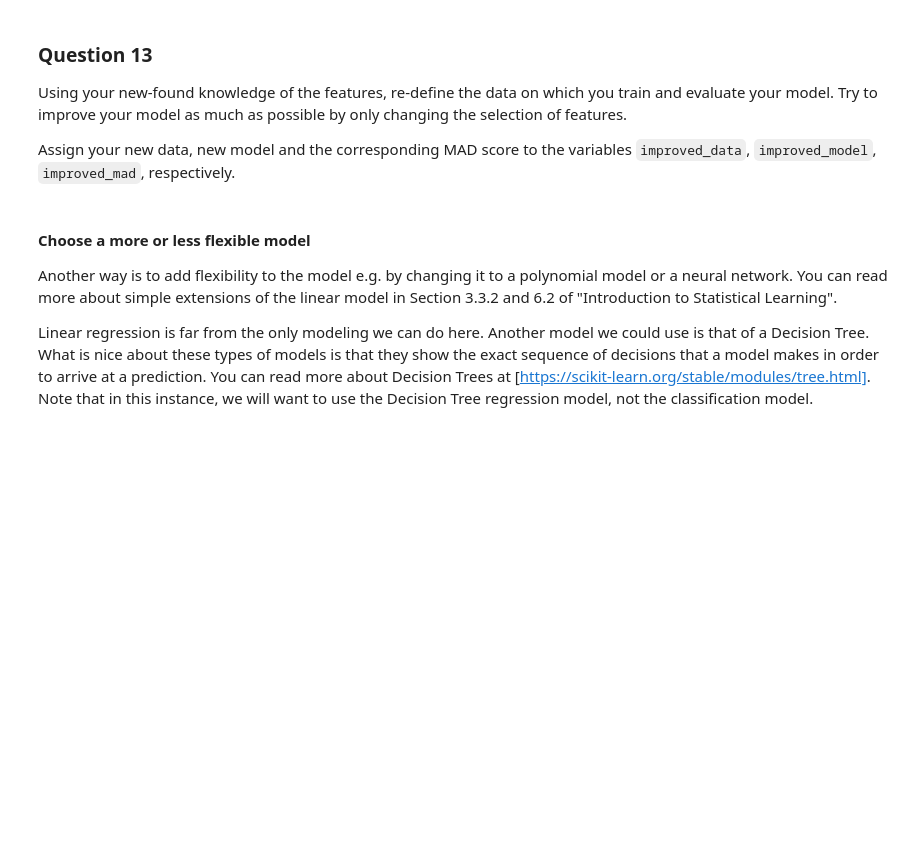
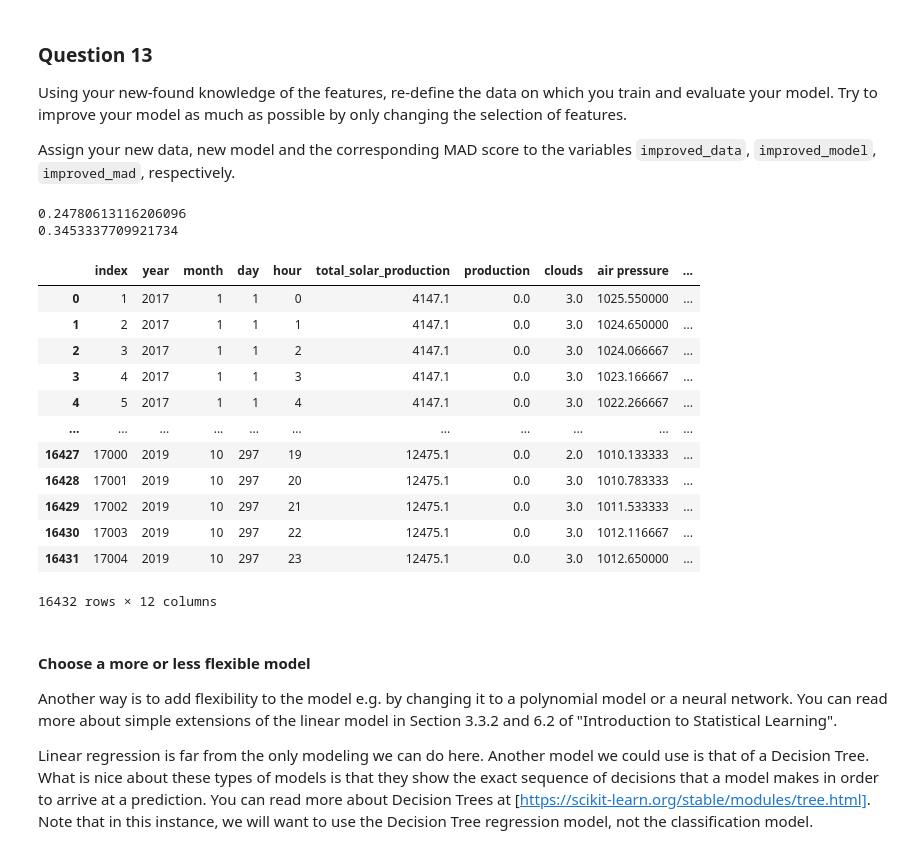
Before and after one commit to LeonVitanos/electricity-consumption-IoT-analysis, a Jupyter notebook: assignment.ipynb, the cells around one changed output. Saved outputs shown, nothing was run; the diff lists cells and outputs as text; code cells hidden in the pictures; blank space fills up the shorter version.

```diff
--- a/assignment.ipynb
+++ b/assignment.ipynb
@@ -716,3 +697,43 @@ Assign your new data, new model and the corresponding MAD score to the variables
+# %%
+#// BEGIN_TODO [Q13]
+
+weather = raw_weather.copy()
+times = pd.to_datetime(weather["time"])
+weather = weather.groupby([times.dt.year, times.dt.month, times.dt.dayofyear, times.dt.hour]).agg({"air pressure": np.mean, "visibility": np.min,
+                                                                                                   "temperature": np.max, "wind speed": np.mean})
+weather.index.names = ["year", "month", "day", "hour"]
+weather = weather.reset_index()
+improved_data = pd.merge(data_no_outliers, weather).dropna().reset_index(drop=True)
+X = improved_data[["clouds", "temperature", "wind speed", "hour", "month", "air pressure", "visibility"]].values
+y = improved_data["production"].values
+X_train, X_test, y_train, y_test = train_test_split(X, y, test_size=0.2, random_state=42)
+
+improved_model = LinearRegression()
+improved_model.fit(X_train, y_train)
+y_pred = improved_model.predict(X_test)
+improved_mad = mean_absolute_error(y_test, y_pred)
+
+#// END_TODO [Q13]
+# %%
+print(improved_model.score(X_test, y_test))
+print(improved_mad)
+improved_data
+# %% [output]
+0.24780613116206096
+0.3453337709921734
+|  | index | year | month | day | hour | total_solar_production | production | clouds | air pressure | ... |
+| 0 | 1 | 2017 | 1 | 1 | 0 | 4147.1 | 0.0 | 3.0 | 1025.550000 | ... |
+| 1 | 2 | 2017 | 1 | 1 | 1 | 4147.1 | 0.0 | 3.0 | 1024.650000 | ... |
+| 2 | 3 | 2017 | 1 | 1 | 2 | 4147.1 | 0.0 | 3.0 | 1024.066667 | ... |
+| 3 | 4 | 2017 | 1 | 1 | 3 | 4147.1 | 0.0 | 3.0 | 1023.166667 | ... |
+| 4 | 5 | 2017 | 1 | 1 | 4 | 4147.1 | 0.0 | 3.0 | 1022.266667 | ... |
+| ... | ... | ... | ... | ... | ... | ... | ... | ... | ... | ... |
+| 16427 | 17000 | 2019 | 10 | 297 | 19 | 12475.1 | 0.0 | 2.0 | 1010.133333 | ... |
+| 16428 | 17001 | 2019 | 10 | 297 | 20 | 12475.1 | 0.0 | 3.0 | 1010.783333 | ... |
+| 16429 | 17002 | 2019 | 10 | 297 | 21 | 12475.1 | 0.0 | 3.0 | 1011.533333 | ... |
+| 16430 | 17003 | 2019 | 10 | 297 | 22 | 12475.1 | 0.0 | 3.0 | 1012.116667 | ... |
+| 16431 | 17004 | 2019 | 10 | 297 | 23 | 12475.1 | 0.0 | 3.0 | 1012.650000 | ... |
+16432 rows × 12 columns
 # %% [markdown]
 #### Choose a more or less flexible model
 
```
Also changed, not shown: parts of 24 cells of this notebook, 1 other file.
